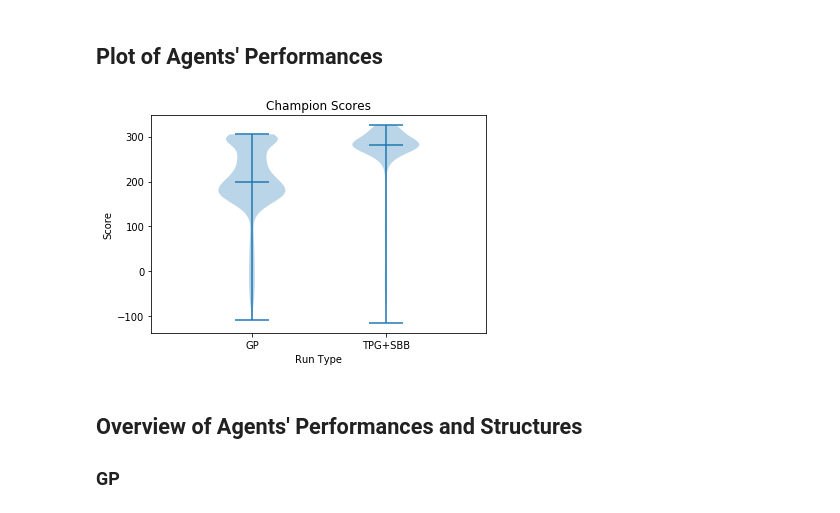
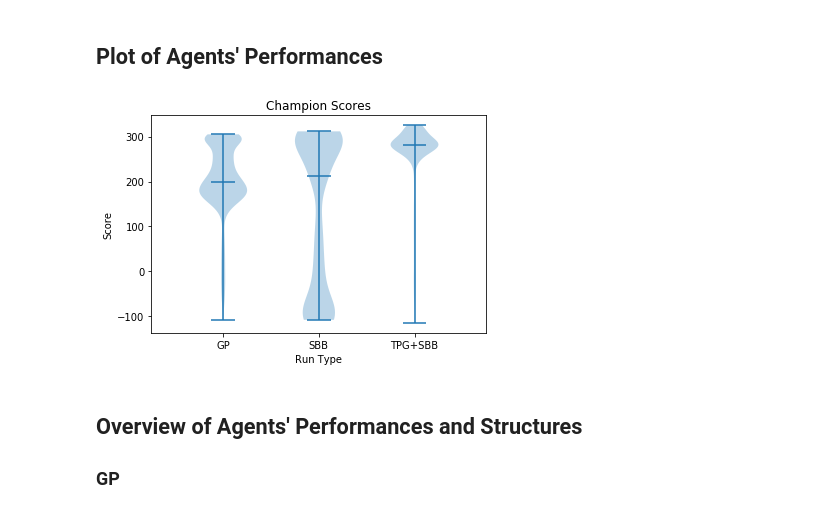
Before and after one commit to Ryan-Amaral/gp-bipedal-walker-analysis, a Jupyter notebook: champion_analysis.ipynb, the cells around one changed output. Drawn from its saved outputs; the diff is of its cells as text; code cells hidden in the pictures.

Commit message:
sbb stuff and halfed std in plots

```diff
--- a/champion_analysis.ipynb
+++ b/champion_analysis.ipynb
@@ -35,12 +35,20 @@ gp4_agent = loadAgent("run-data/gp/4/agent.pkl") # best
 gp5_agent = loadAgent("run-data/gp/5/agent.pkl")
 gp_agents = [gp1_agent, gp2_agent, gp3_agent, gp4_agent, gp5_agent]
 
+sbb1_agent = loadAgent("run-data/sbb/1/agent.pkl")
+sbb2_agent = loadAgent("run-data/sbb/2/agent.pkl")
+#sbb3_agent = loadAgent("run-data/sbb/3/agent.pkl") # best
+#sbb4_agent = loadAgent("run-data/sbb/4/agent.pkl")
+#sbb5_agent = loadAgent("run-data/sbb/5/agent.pkl")
+sbb_agents = [sbb1_agent, sbb2_agent]#, sbb3_agent, sbb4_agent, sbb5_agent]
+
 tpgsbb1_agent = loadAgent("run-data/tpgsbb/1/agent.pkl")
 tpgsbb2_agent = loadAgent("run-data/tpgsbb/2/agent.pkl")
 tpgsbb3_agent = loadAgent("run-data/tpgsbb/3/agent.pkl") # best
 tpgsbb4_agent = loadAgent("run-data/tpgsbb/4/agent.pkl")
 tpgsbb5_agent = loadAgent("run-data/tpgsbb/5/agent.pkl")
 tpgsbb_agents = [tpgsbb1_agent, tpgsbb2_agent, tpgsbb3_agent, tpgsbb4_agent, tpgsbb5_agent]
+
 
 # save scores over 1000 episodes
 gp1 = pickle.load(open("run-data/gp/1/agent-reset-scores-2.pkl", "rb"))
@@ -51,6 +59,14 @@ gp5 = pickle.load(open("run-data/gp/5/agent-reset-scores-2.pkl", "rb"))
 gp = gp1 + gp2 + gp3 + gp4 + gp5
 gps = [gp1, gp2, gp3, gp4, gp5]
 
+sbb1 = pickle.load(open("run-data/sbb/1/agent-reset-scores-2.pkl", "rb"))
+sbb2 = pickle.load(open("run-data/sbb/2/agent-reset-scores-2.pkl", "rb"))
+#sbb3 = pickle.load(open("run-data/sbb/3/agent-reset-scores-2.pkl", "rb"))
+#sbb4 = pickle.load(open("run-data/sbb/4/agent-reset-scores-2.pkl", "rb"))
+#sbb5 = pickle.load(open("run-data/sbb/5/agent-reset-scores-2.pkl", "rb"))
+sbb = sbb1 + sbb2# + sbb3 + sbb4 + sbb5
+sbbs = [sbb1, sbb2]#, sbb3, sbb4, sbb5]
+
 tpgsbb1 = pickle.load(open("run-data/tpgsbb/1/agent-reset-scores-2.pkl", "rb"))
 tpgsbb2 = pickle.load(open("run-data/tpgsbb/2/agent-reset-scores-2.pkl", "rb"))
 tpgsbb3 = pickle.load(open("run-data/tpgsbb/3/agent-reset-scores-2.pkl", "rb"))
@@ -63,18 +79,18 @@ tpgsbbs = [tpgsbb1, tpgsbb2, tpgsbb3, tpgsbb4, tpgsbb5]
 # %%
 ax = plt.axes()
 
-plt.violinplot((gp, tpgsbb), showmedians=True, points=5000)
+plt.violinplot((gp, sbb, tpgsbb), showmedians=True, points=5000)
 
 plt.title("Champion Scores")
 plt.xlabel("Run Type")
 plt.ylabel("Score")
 
-set_axis_style(ax, ["GP", "TPG+SBB"])
+set_axis_style(ax, ["GP", "SBB", "TPG+SBB"])
 
 plt.savefig("images/champ-scores.pdf")
 plt.show()
 # %% [output]
-[figure, old version]
+[figure, new version]
 # %% [markdown]
 ## Overview of Agents' Performances and Structures
 
```
Also changed, not shown: parts of 7 cells of this notebook, 16 other files.
